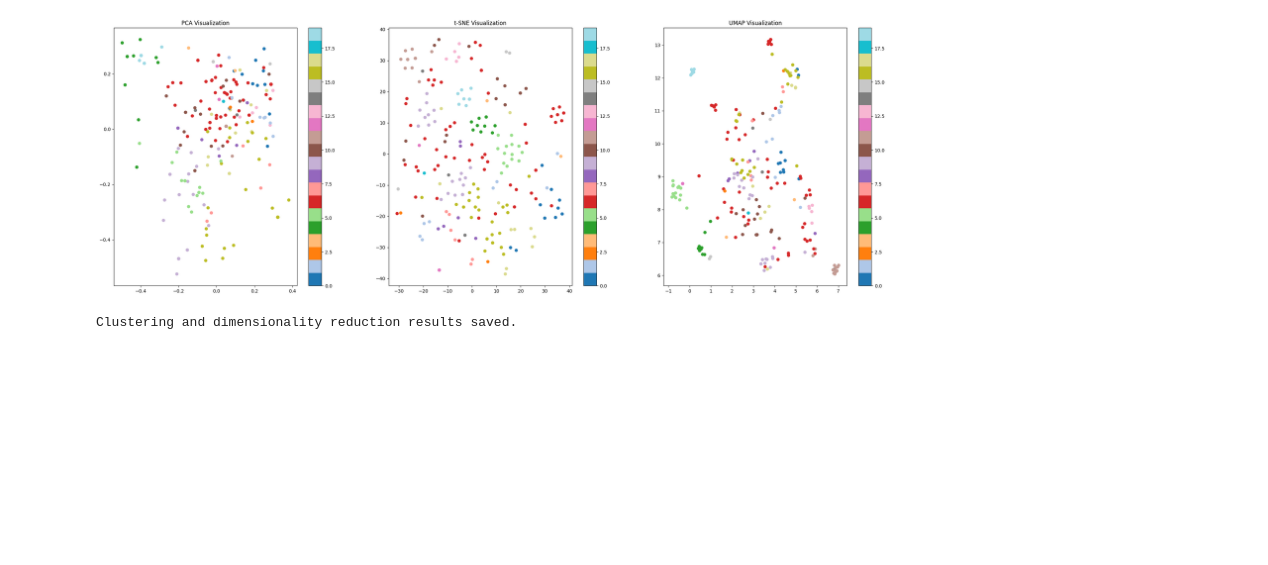
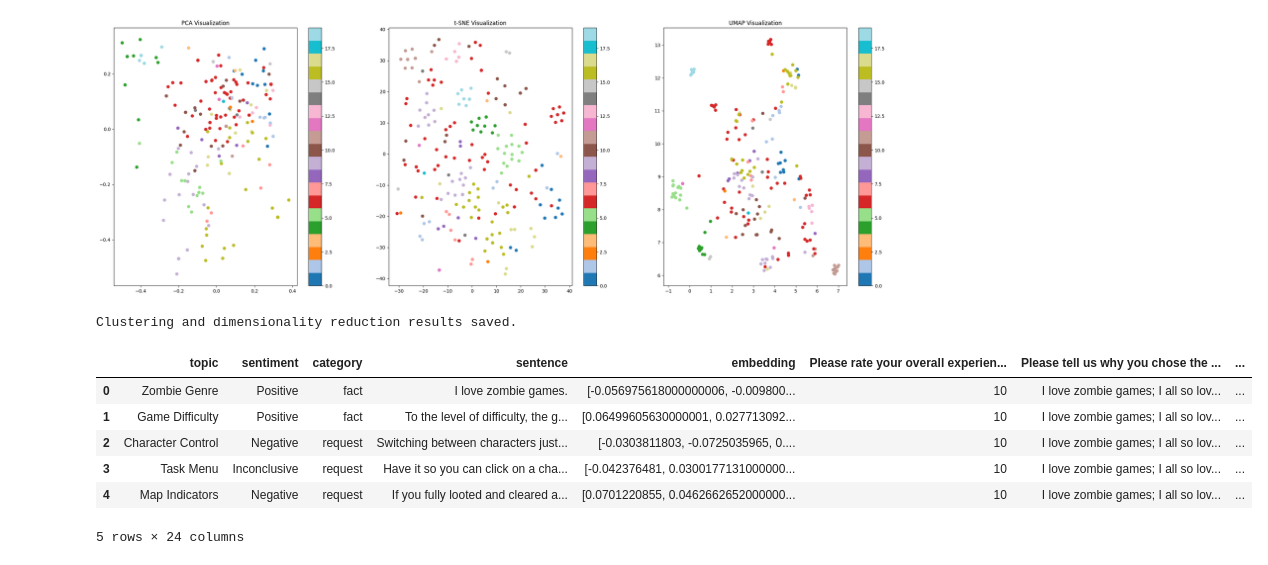
Before and after one commit to fb-pikpok/Cluster_Analysis, a Jupyter notebook: Flo_analysis.ipynb, the cells around one changed output. Drawn from its saved outputs; the diff is of its cells as text; code cells hidden in the pictures; blank space fills up the shorter version.

```diff
--- a/Flo_analysis.ipynb
+++ b/Flo_analysis.ipynb
@@ -914,3 +914,13 @@ t-SNE
 UMAP
 [figure]
 Clustering and dimensionality reduction results saved.
+# %%
+df_total.head()
+# %% [output]
+|  | topic | sentiment | category | sentence | embedding | Please rate your overall experien... | Please tell us why you chose the ... | ... |
+| 0 | Zombie Genre | Positive | fact | I love zombie games. | [-0.056975618000000006, -0.009800... | 10 | I love zombie games; I all so lov... | ... |
+| 1 | Game Difficulty | Positive | fact | To the level of difficulty, the g... | [0.06499605630000001, 0.027713092... | 10 | I love zombie games; I all so lov... | ... |
+| 2 | Character Control | Negative | request | Switching between characters just... | [-0.0303811803, -0.0725035965, 0.... | 10 | I love zombie games; I all so lov... | ... |
+| 3 | Task Menu | Inconclusive | request | Have it so you can click on a cha... | [-0.042376481, 0.0300177131000000... | 10 | I love zombie games; I all so lov... | ... |
+| 4 | Map Indicators | Negative | request | If you fully looted and cleared a... | [0.0701220855, 0.0462662652000000... | 10 | I love zombie games; I all so lov... | ... |
+5 rows × 24 columns
```
Also changed, not shown: 3 other files.
